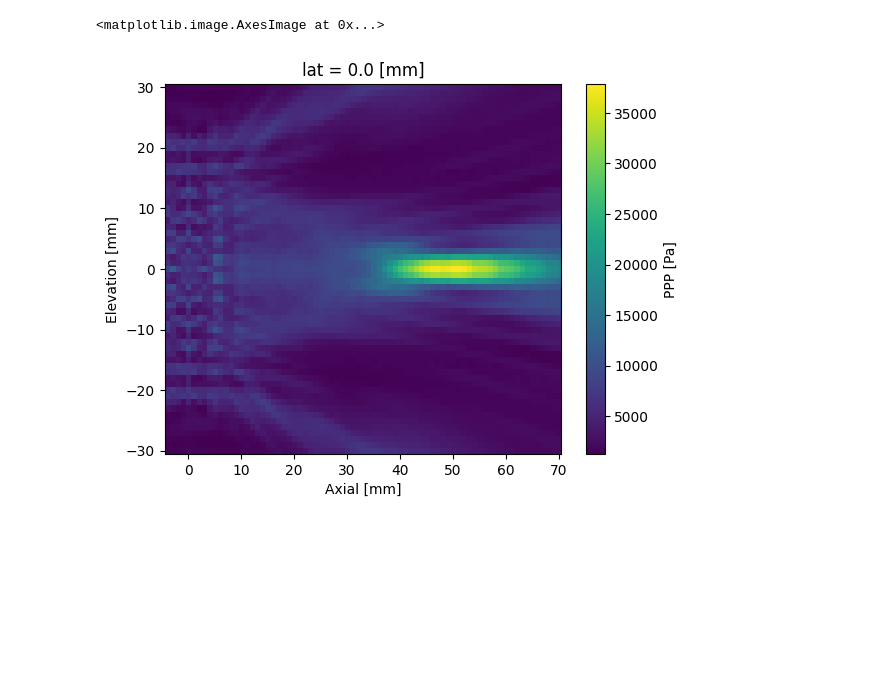
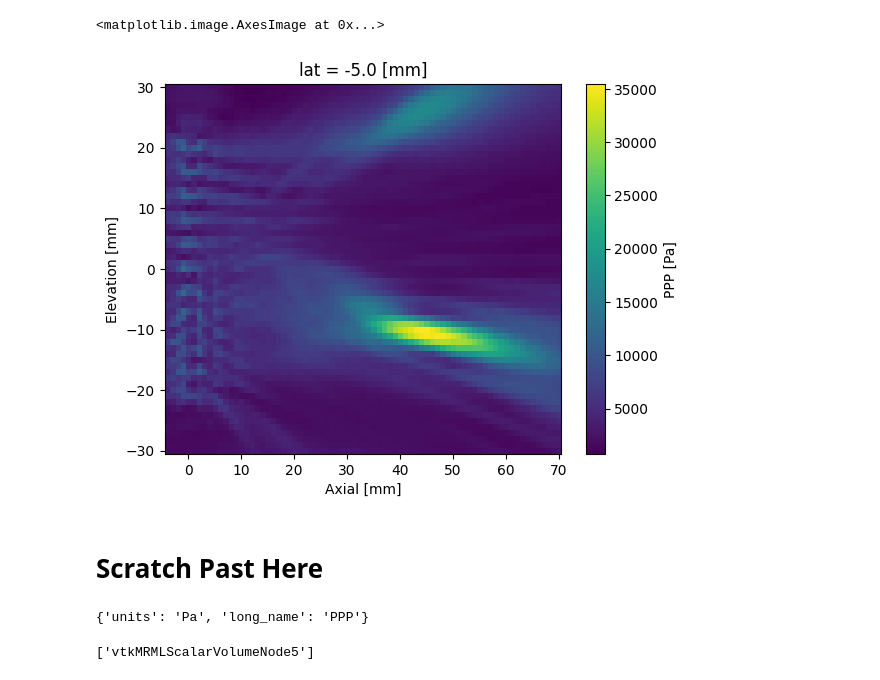
Before and after one commit to OpenwaterHealth/OpenLIFU-python, a Jupyter notebook: test_notebooks/test_gridweights.ipynb, the cells around one changed output. Saved outputs shown, nothing was run; the diff lists cells and outputs as text; code cells hidden in the pictures; blank space fills up the shorter version.

```diff
--- a/test_notebooks/test_gridweights.ipynb
+++ b/test_notebooks/test_gridweights.ipynb
@@ -84,6 +73,6 @@ ds, output = pyfus.sim.run_simulation(arr=arr,
 # %%
-ds['p_max'].sel(lat=0).plot.imshow()
+ds['p_max'].sel(lat=-5).plot.imshow()
 # %% [output]
 <matplotlib.image.AxesImage at 0x...>
-[figure, old version]
+[figure, new version]
 # %%
@@ -112,3 +97,16 @@ karray = pyfus.sim.get_karray(arr, bli_tolerance=0.05, upsampling_rate=5)
+# %% [markdown]
+# Scratch Past Here
+# %%
+da.attrs
+# %% [output]
+{'units': 'Pa', 'long_name': 'PPP'}
+# %%
+# Load into Slicer
+import slicerio.server
+slicer_exe = R"C:\Users\pjh7\AppData\Local\NA-MIC\Slicer 5.2.2\Slicer.exe"
+slicerio.server.file_load(output_filename, slicer_executable=slicer_exe)
+# %% [output]
+['vtkMRMLScalarVolumeNode5']
 # %%
 
 grid_weights = np.array([karray.get_element_grid_weights(kgrid, i) for i in range(karray.number_elements)])
```
Also changed, not shown: parts of 6 cells of this notebook, 43 other files.
